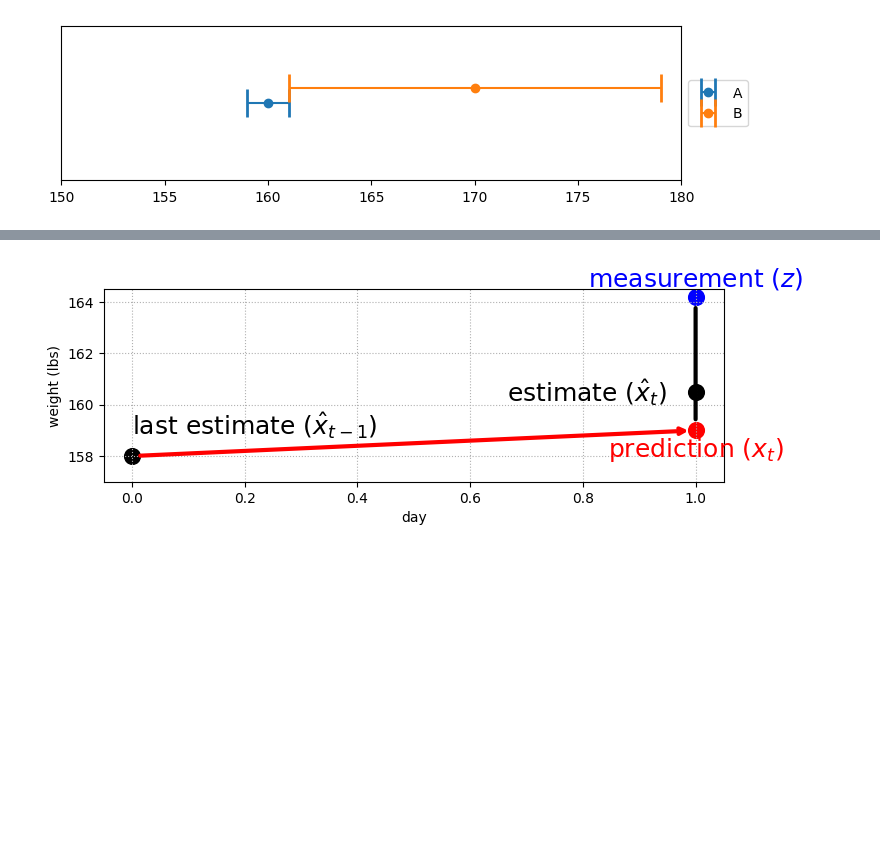
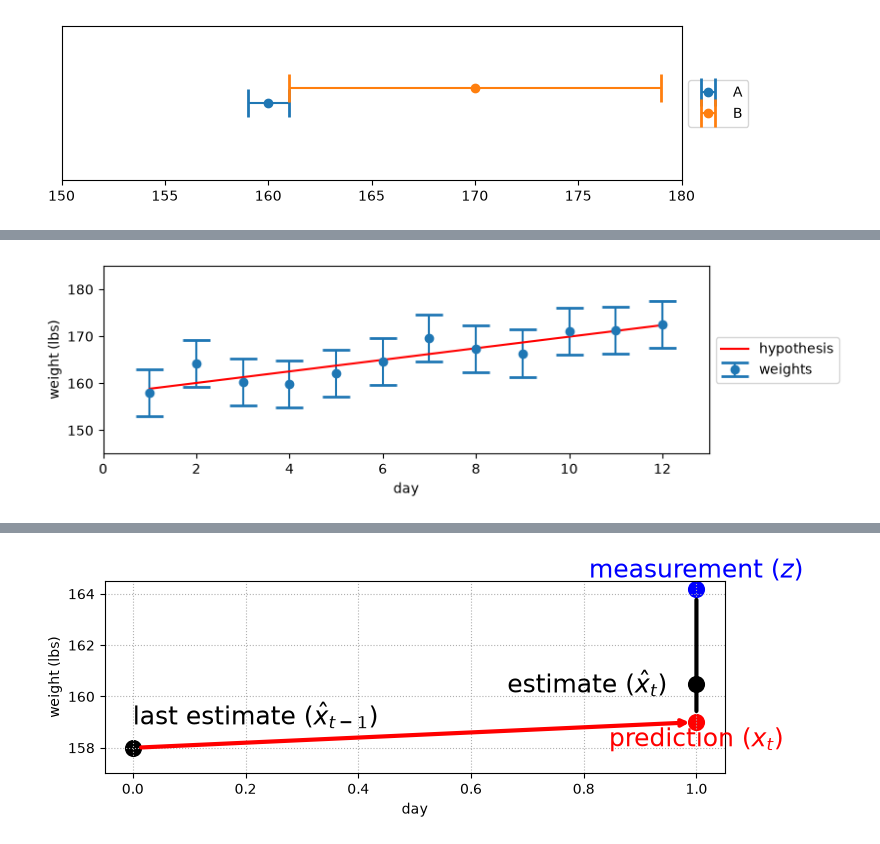
Before and after one commit to mozartfish/engineering-practice, a Jupyter notebook: bayesian-filtering/g-h-filter.ipynb, the cells around one changed output, grey strips where cells are left out. Drawn from its saved outputs; the diff is of its cells as text; code cells hidden in the pictures; blank space fills up the shorter version.

```diff
--- a/bayesian-filtering/g-h-filter.ipynb
+++ b/bayesian-filtering/g-h-filter.ipynb
@@ -35,0 +120,4 @@ gh.plot_hypothesis2()
+# %%
+gh.plot_hypothesis5()
+# %% [output]
+[figure, added]
```
Also changed, not shown: parts of 40 cells of this notebook.
